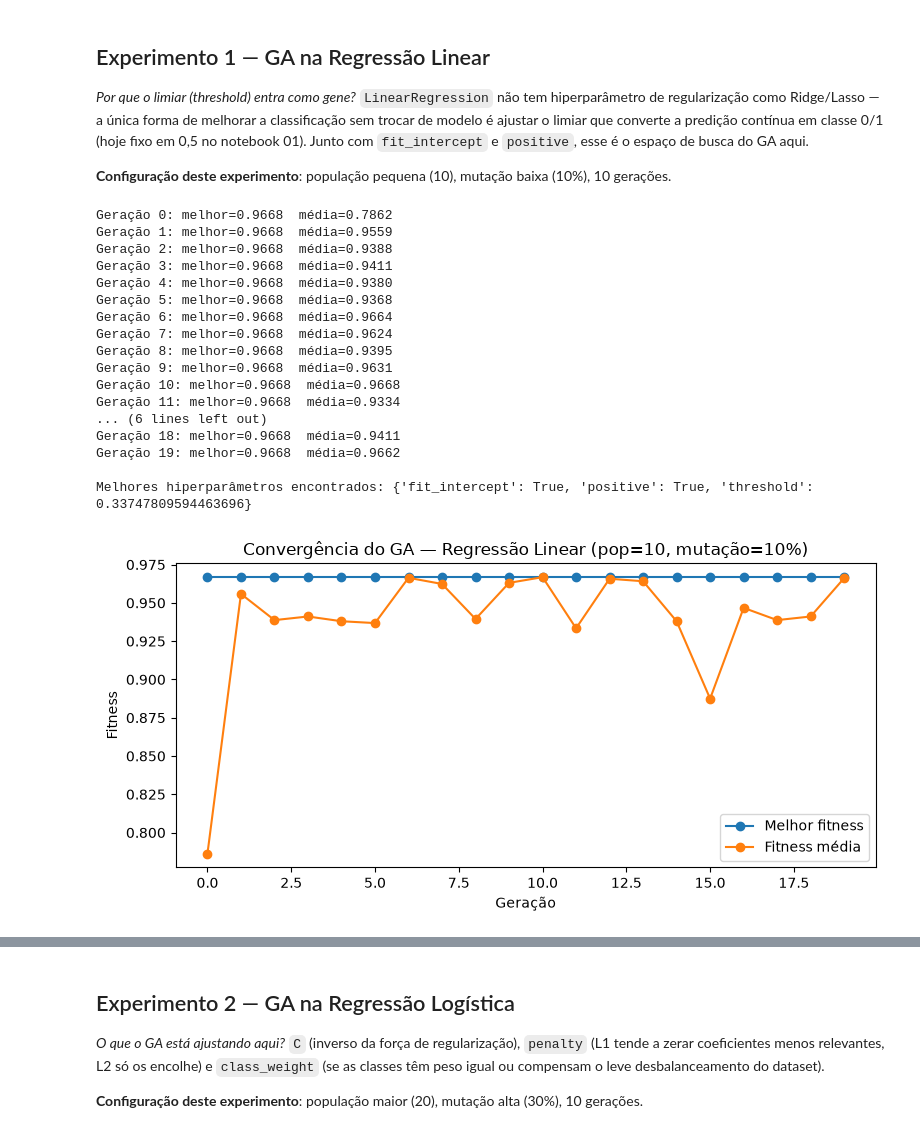
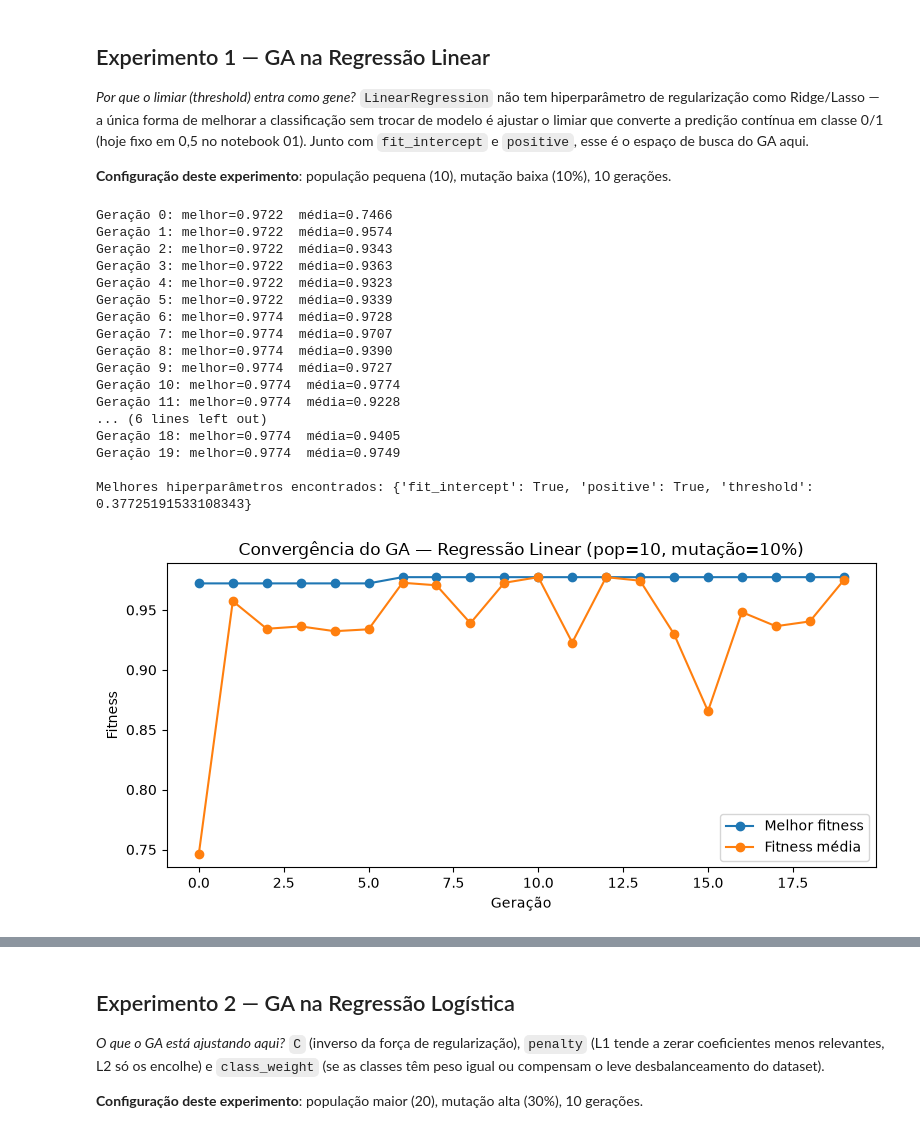
Before and after one commit to SamirGoes/tech-challenge-fiap-fase2, a Jupyter notebook: notebooks/GA_HyperparametersOptimization.ipynb, the cells around one changed output, grey strips where cells are left out. Cells and saved outputs as stored; diff of their text form; code cells hidden in the pictures.

```diff
--- a/notebooks/GA_HyperparametersOptimization.ipynb
+++ b/notebooks/GA_HyperparametersOptimization.ipynb
@@ -82,52 +82,52 @@ populacao = [ga_utils.criar_individuo_linear() for _ in range(POP_1)]
 historico_linear = []
 
 for geracao in range(GERACOES_1):
-    fitnesses = [ga_utils.fitness_linear(ind, X_train, y_train) for ind in populacao]
+    fitnesses = [ga_utils.fitness_linear(ind, X_train, y_train, X_test, y_test) for ind in populacao]
     historico_linear.append({"geracao": geracao, "melhor": max(fitnesses), "media": float(np.mean(fitnesses))})
     print(f"Geração {geracao}: melhor={max(fitnesses):.4f}  média={np.mean(fitnesses):.4f}")
 
     ranking = sorted(range(len(populacao)), key=lambda i: fitnesses[i], reverse=True)
     nova_populacao = [dict(populacao[i]) for i in ranking[:2]]  # elitismo
     while len(nova_populacao) < POP_1:
         pai1 = ga_utils.selecao_torneio(populacao, fitnesses)
         pai2 = ga_utils.selecao_torneio(populacao, fitnesses)
         filho1, filho2 = ga_utils.crossover(pai1, pai2)
         nova_populacao.append(ga_utils.mutar_linear(filho1, MUTACAO_1))
         if len(nova_populacao) < POP_1:
             nova_populacao.append(ga_utils.mutar_linear(filho2, MUTACAO_1))
     populacao = nova_populacao
 
 melhor_linear = populacao[int(np.argmax(fitnesses))]
 print("\nMelhores hiperparâmetros encontrados:", melhor_linear)
 
 pd.DataFrame(historico_linear).to_csv(RESULTADOS_DIR / "fitness_history_regressao_linear.csv", index=False)
 with open(RESULTADOS_DIR / "best_hyperparams_regressao_linear.json", "w") as f:
     json.dump({"algoritmo": "regressao_linear", "melhor_individuo": melhor_linear}, f, indent=2, default=str)
 
 plt.figure(figsize=(8, 4))
 plt.plot([h["geracao"] for h in historico_linear], [h["melhor"] for h in historico_linear], label="Melhor fitness", marker="o")
 plt.plot([h["geracao"] for h in historico_linear], [h["media"] for h in historico_linear], label="Fitness média", marker="o")
 plt.xlabel("Geração"); plt.ylabel("Fitness"); plt.title("Convergência do GA — Regressão Linear (pop=10, mutação=10%)")
 plt.legend(); plt.tight_layout(); plt.show()
 # %% [output]
-Geração 0: melhor=0.9668  média=0.7862
-Geração 1: melhor=0.9668  média=0.9559
-Geração 2: melhor=0.9668  média=0.9388
-Geração 3: melhor=0.9668  média=0.9411
-Geração 4: melhor=0.9668  média=0.9380
-Geração 5: melhor=0.9668  média=0.9368
-Geração 6: melhor=0.9668  média=0.9664
-Geração 7: melhor=0.9668  média=0.9624
-Geração 8: melhor=0.9668  média=0.9395
-Geração 9: melhor=0.9668  média=0.9631
-Geração 10: melhor=0.9668  média=0.9668
-Geração 11: melhor=0.9668  média=0.9334
+Geração 0: melhor=0.9722  média=0.7466
+Geração 1: melhor=0.9722  média=0.9574
+Geração 2: melhor=0.9722  média=0.9343
+Geração 3: melhor=0.9722  média=0.9363
+Geração 4: melhor=0.9722  média=0.9323
+Geração 5: melhor=0.9722  média=0.9339
+Geração 6: melhor=0.9774  média=0.9728
+Geração 7: melhor=0.9774  média=0.9707
+Geração 8: melhor=0.9774  média=0.9390
+Geração 9: melhor=0.9774  média=0.9727
+Geração 10: melhor=0.9774  média=0.9774
+Geração 11: melhor=0.9774  média=0.9228
 ... (6 lines left out)
-Geração 18: melhor=0.9668  média=0.9411
-Geração 19: melhor=0.9668  média=0.9662
+Geração 18: melhor=0.9774  média=0.9405
+Geração 19: melhor=0.9774  média=0.9749
 
-Melhores hiperparâmetros encontrados: {'fit_intercept': True, 'positive': True, 'threshold': 0.33747809594463696}
+Melhores hiperparâmetros encontrados: {'fit_intercept': True, 'positive': True, 'threshold': 0.37725191533108343}
-[figure, old version]
+[figure, new version]
 # %%
 modelo_linear_original = ga_utils.construir_linear(ga_utils.LINEAR_BASELINE)
 modelo_linear_original.fit(X_train, y_train)
```
Also changed, not shown: parts of 4 cells of this notebook, 7 other files.
